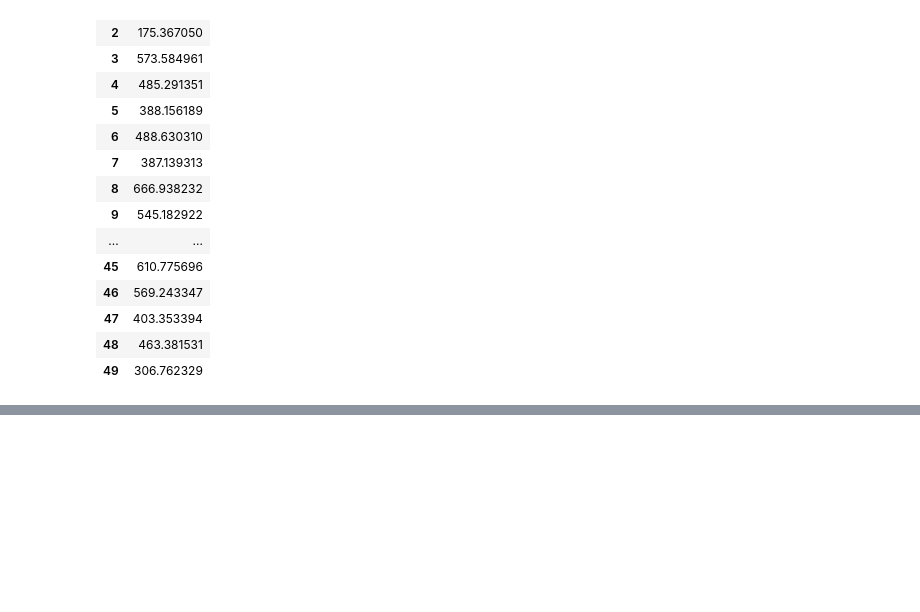
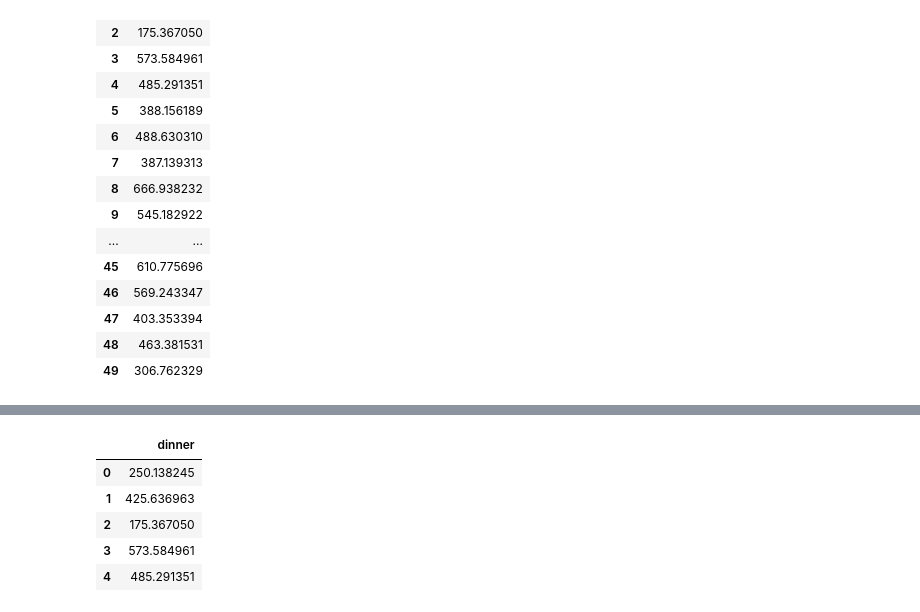
Before and after one commit to obilige/Team3, a Jupyter notebook: team/jeong/jaehoon_ML onehot.ipynb, the cells around one changed output, grey strips where cells are left out. Saved outputs shown, nothing was run; the diff lists cells and outputs as text; code cells hidden in the pictures; blank space fills up the shorter version.

```diff
--- a/team/jeong/jaehoon_ML onehot.ipynb
+++ b/team/jeong/jaehoon_ML onehot.ipynb
@@ -741,0 +755,9 @@ dinner_forecast
+# %%
+dinner_forecast.head()
+# %% [output]
+|  | dinner |
+| 0 | 250.138245 |
+| 1 | 425.636963 |
+| 2 | 175.367050 |
+| 3 | 573.584961 |
+| 4 | 485.291351 |
```
Also changed, not shown: parts of 20 cells of this notebook, 6 other files.
